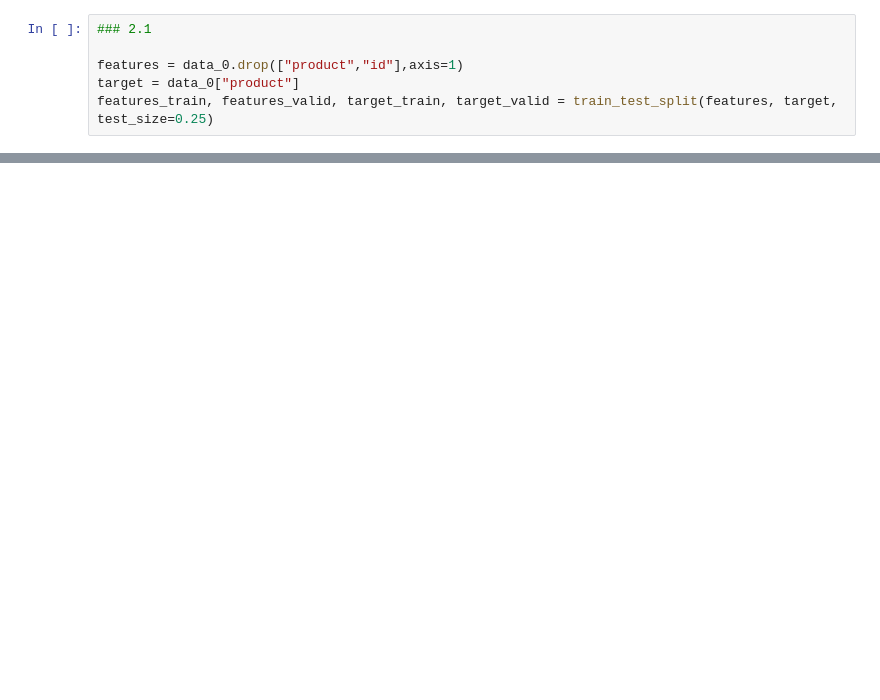
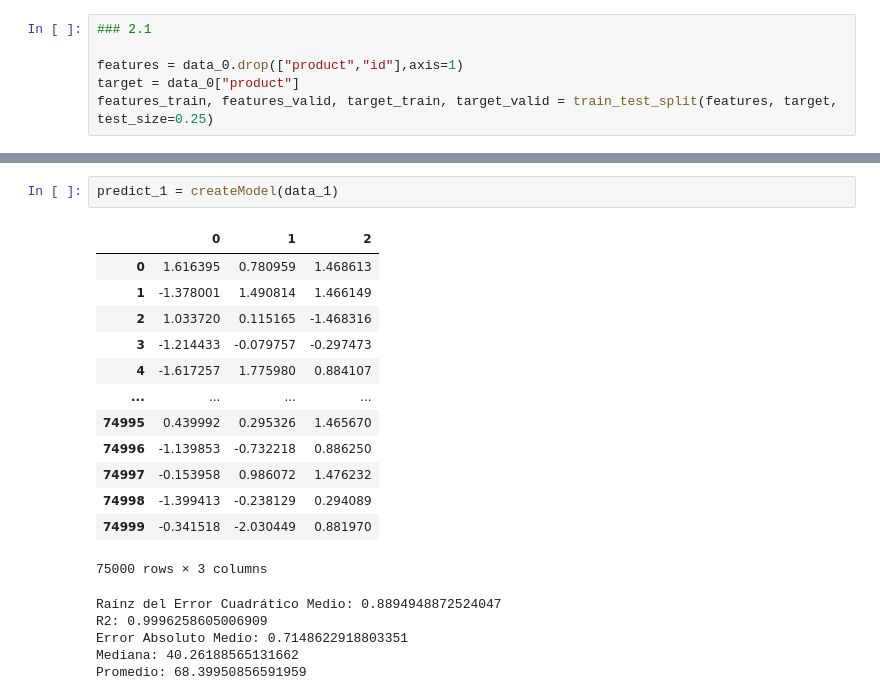
Before and after one commit to armodi97/Project_9, a Jupyter notebook: proyecto_9.ipynb, the cells around one changed output, grey strips where cells are left out. Saved outputs shown, nothing was run; the diff lists cells and outputs as text; blank space fills up the shorter version.

```diff
--- a/proyecto_9.ipynb
+++ b/proyecto_9.ipynb
@@ -142,0 +192,21 @@ Promedio: 92.46783749404557
+# %%
+predict_1 = createModel(data_1)
+# %% [output]
+|  | 0 | 1 | 2 |
+| 0 | 1.616395 | 0.780959 | 1.468613 |
+| 1 | -1.378001 | 1.490814 | 1.466149 |
+| 2 | 1.033720 | 0.115165 | -1.468316 |
+| 3 | -1.214433 | -0.079757 | -0.297473 |
+| 4 | -1.617257 | 1.775980 | 0.884107 |
+| ... | ... | ... | ... |
+| 74995 | 0.439992 | 0.295326 | 1.465670 |
+| 74996 | -1.139853 | -0.732218 | 0.886250 |
+| 74997 | -0.153958 | 0.986072 | 1.476232 |
+| 74998 | -1.399413 | -0.238129 | 0.294089 |
+| 74999 | -0.341518 | -2.030449 | 0.881970 |
+75000 rows × 3 columns
+Raínz del Error Cuadrático Medio: 0.8894948872524047
+R2: 0.9996258605006909
+Error Absoluto Medio: 0.7148622918803351
+Mediana: 40.26188565131662
+Promedio: 68.39950856591959
```
Also changed, not shown: parts of 13 cells of this notebook.
